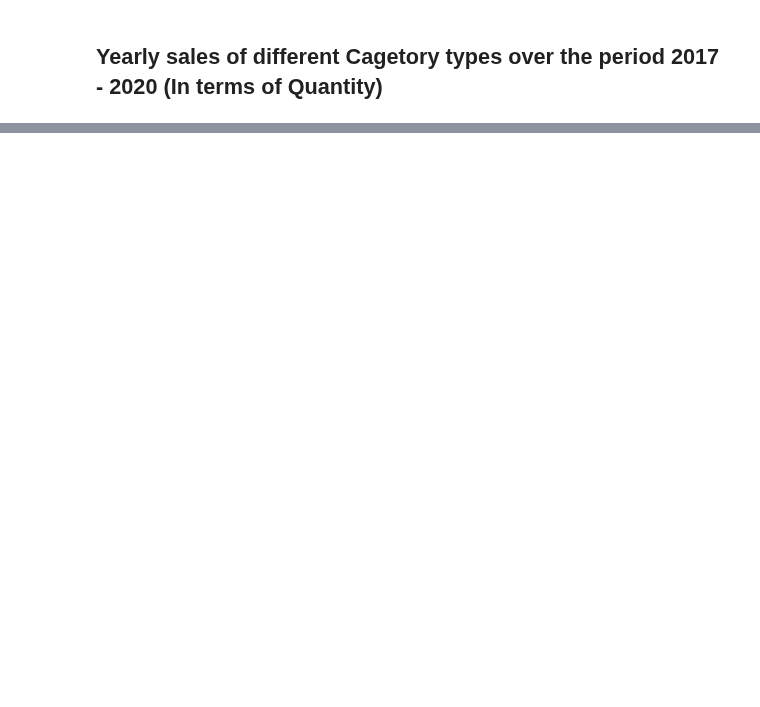
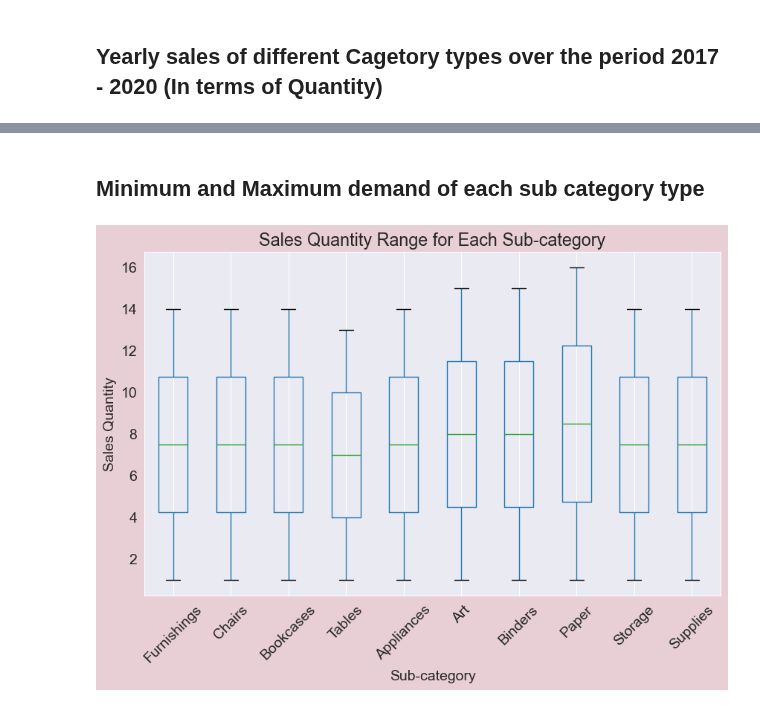
Before and after one commit to SimmiSheetalJain/Uncovering-furniture-sales-insights, a Jupyter notebook: Uncovering-Furniture-Sales-Insights.ipynb, the cells around one changed output, grey strips where cells are left out. Saved outputs shown, nothing was run; the diff lists cells and outputs as text; code cells hidden in the pictures; blank space fills up the shorter version.

```diff
--- a/Uncovering-Furniture-Sales-Insights.ipynb
+++ b/Uncovering-Furniture-Sales-Insights.ipynb
@@ -474,0 +477,14 @@ plt.show()
+# %% [markdown]
+## Minimum and Maximum demand of each sub category type
+# %%
+# Plotting the box plot
+plt.figure(figsize=(10, 6))
+Sub_category_qty_range.boxplot()
+plt.title('Sales Quantity Range for Each Sub-category')
+plt.xlabel('Sub-category')
+plt.ylabel('Sales Quantity')
+plt.xticks(rotation=45)
+plt.grid(axis='y')
+plt.show()
+# %% [output]
+[figure, added]
```
Also changed, not shown: parts of 46 cells of this notebook.
